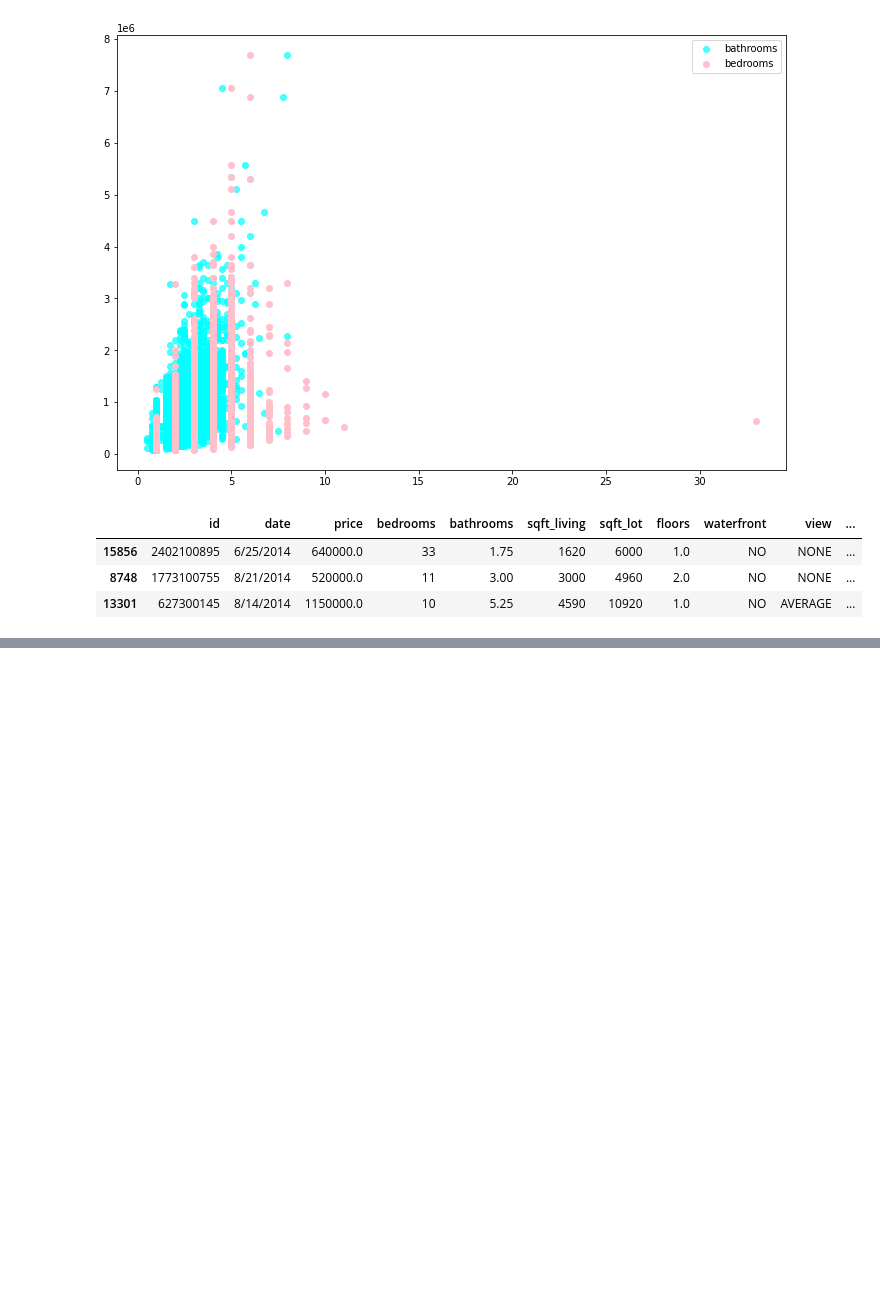
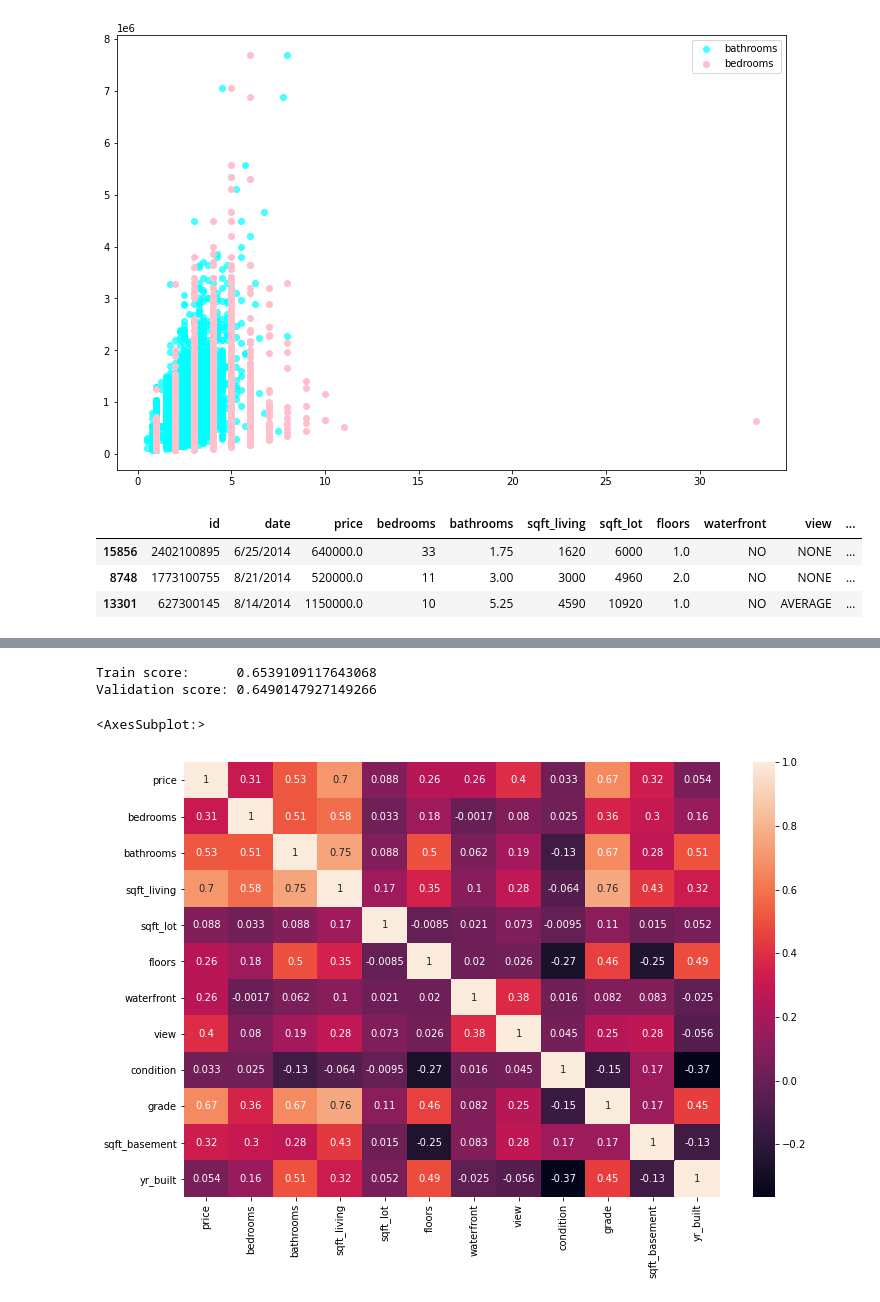
Before and after one commit to kaiuechi/flatiron-real-estate-modeling, a Jupyter notebook: code/draft.ipynb, the cells around one changed output, grey strips where cells are left out. Saved outputs shown, nothing was run; the diff lists cells and outputs as text; code cells hidden in the pictures; blank space fills up the shorter version.

```diff
--- a/code/draft.ipynb
+++ b/code/draft.ipynb
@@ -145,0 +366,8 @@ Validation score: 0.4917274459260839
+# %%
+df.loc[df['condition'] == 'Poor', 'condition'] = 0
+df.loc[df['condition'] == 'Fair', 'condition'] = 1
+df.loc[df['condition'] == 'Average', 'condition'] = 2
+df.loc[df['condition'] == 'Good', 'condition'] = 3
+df.loc[df['condition'] == 'Very Good', 'condition'] = 4
+df['condition'] = df['condition'].astype('int64')
+df['condition'].value_counts()
@@ -145,0 +396,10 @@ Validation score: 0.4917274459260839
+# %%
+teststr = '10 Very Good  '
+def filterNumeric(string):
+    output = ''
+    for ch in string:
+        if ch.isdigit():
+            output = output + ch
+    return output
+
+filterNumeric(teststr)
@@ -145,0 +408,4 @@ Validation score: 0.4917274459260839
+# %%
+df['grade'] = df['grade'].map(filterNumeric)
+df['grade'] = df['grade'].astype('int64')
+df['grade'].value_counts()
@@ -145,0 +445,5 @@ Validation score: 0.4917274459260839
+# %%
+#yr_renovated has lower correlation and lots of missing values, dropping
+#zipcode seems like a hassle
+df = df.drop(['yr_renovated', 'id', 'date', 'zipcode'], axis=1)
+df.info()
@@ -145,0 +511,31 @@ Validation score: 0.4917274459260839
+# %%
+#multicollinearity might be an issue, sqft basement is the only nonsignificant feature
+x_processed.drop(['sqft_basement'], axis=1)
+
+#try with cross validation
+model = LinearRegression()
+splitter = ShuffleSplit(n_splits=10, test_size=0.25)
+
+
+
+model_scores = cross_validate(
+    estimator=model,
+    X=x_processed,
+    y=y_processed,
+    return_train_score=True,
+    cv=splitter
+)
+
+print("Train score:     ", model_scores["train_score"].mean())
+print("Validation score:", model_scores["test_score"].mean())
+# %% [output]
+Train score:      0.6539109117643068
+Validation score: 0.6490147927149266
+# %%
+#better score, but still not great.
+#check for multicollinearity
+plt.subplots(figsize=(12,8))
+sns.heatmap(df.corr(), annot=True)
+# %% [output]
+<AxesSubplot:>
+[figure, added]
```
Also changed, not shown: parts of 41 cells of this notebook.
